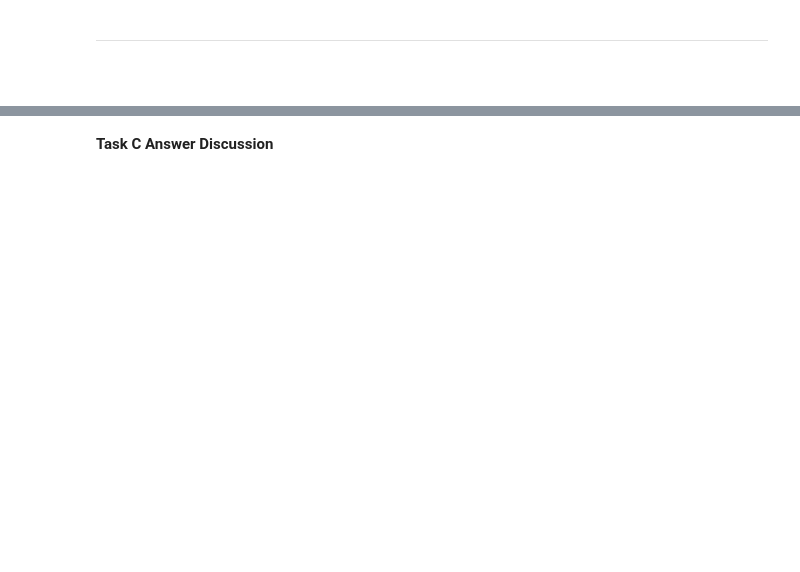
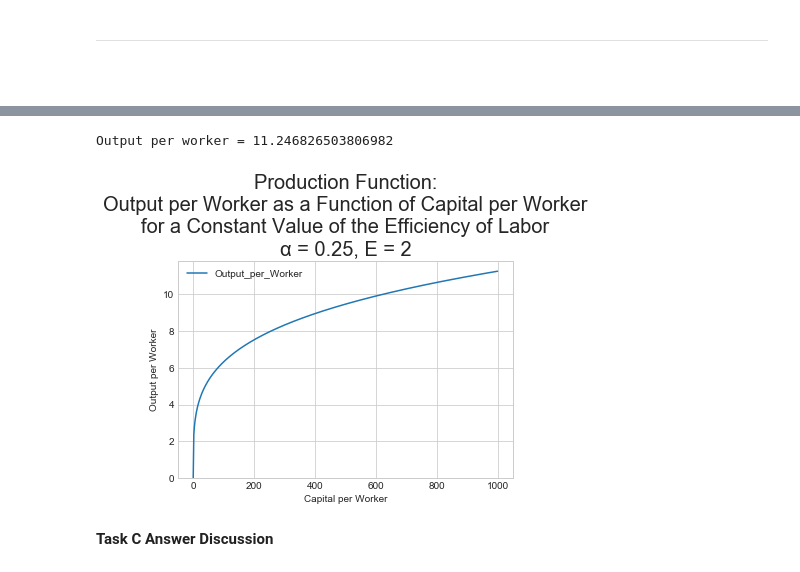
Before and after one commit to braddelong/PSF18E101bPS5, a Jupyter notebook: PS5.ipynb, the cells around one changed output, grey strips where cells are left out. Drawn from its saved outputs; the diff is of its cells as text; code cells hidden in the pictures; blank space fills up the shorter version.

```diff
--- a/PS5.ipynb
+++ b/PS5.ipynb
@@ -539,3 +658,33 @@ print("Output per worker =", OPW_halfone)
+# %%
+alpha = 0.25
+E = 2
+
+output_per_worker = np.zeros((501, 2))
+
+for i in range(501):
+    lowestkoverl = 0
+    output_per_worker[i, 0] = lowestkoverl + 2 * i
+    output_per_worker[i, 1] = (output_per_worker[i, 0] ** alpha) * E
+output_per_worker_df = DataFrame(data = output_per_worker,
+    columns = ["Capital_per_Worker", "Output_per_Worker"])
+
+output_per_worker_df.set_index('Capital_per_Worker').plot()
+plt.xlabel("Capital per Worker")
+plt.ylabel("Output per Worker")
+plt.ylim(0, )
+
+str1 = "Production Function:"
+str2 = "Output per Worker as a Function of Capital per Worker"
+str3 = "for a Constant Value of the Efficiency of Labor"
+str4 = "α = 0.25, E = 2"
+plt.title(str1 + "\n" + str2 + "\n" + str3 + "\n" + str4, size = 20)
+
+OPW_quartertwo = output_per_worker[500, 1]
+
+print("Output per worker =", OPW_quartertwo)
+# %% [output]
+Output per worker = 11.246826503806982
+[figure, added]
 # %% [markdown]
 **Task C Answer Discussion**
 # %%
```
Also changed, not shown: parts of 24 cells of this notebook, 6 other files.
